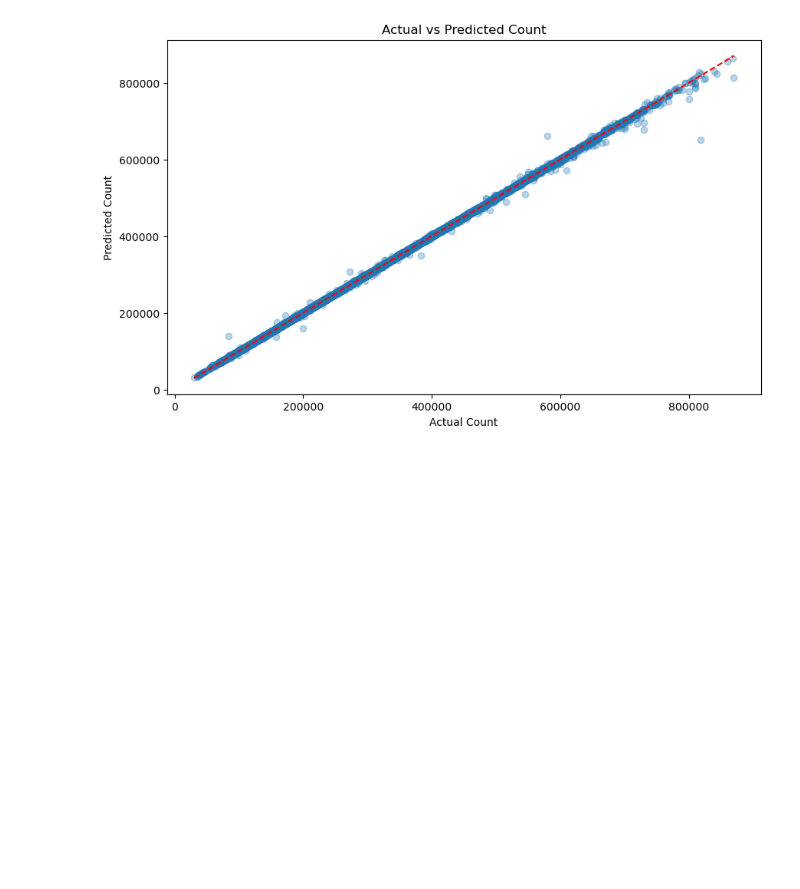
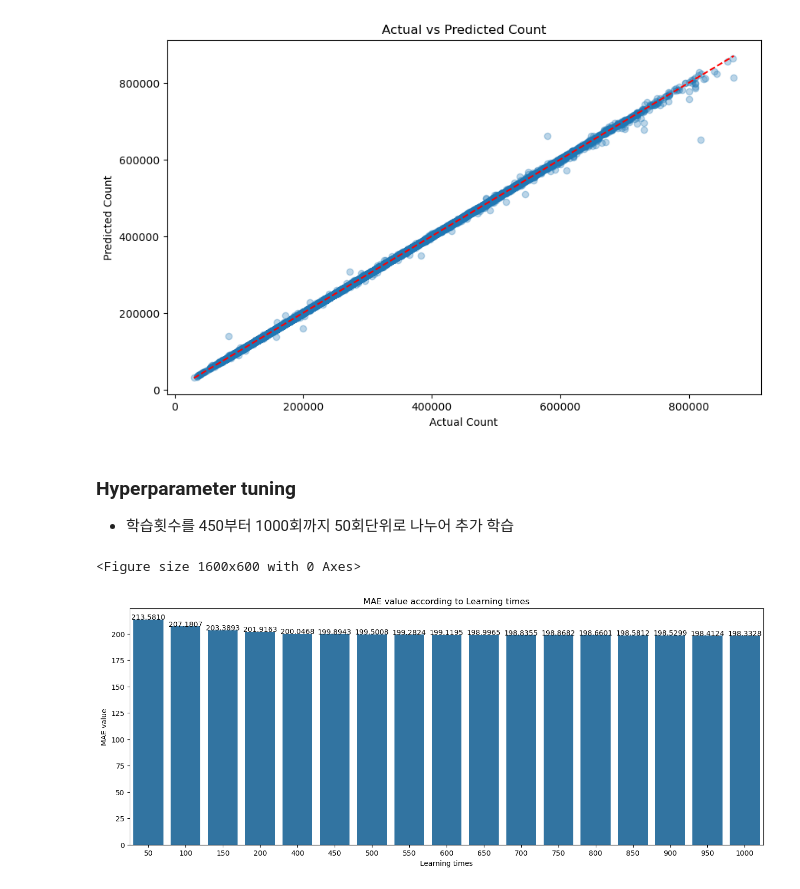
Before and after one commit to MLTeam-17/ml_project, a Jupyter notebook: app2_hyperparameter.ipynb, the cells around one changed output. Cells and saved outputs as stored; diff of their text form; code cells hidden in the pictures; blank space fills up the shorter version.

Commit message:
Feat : Hyperparameter tuning
Hyperparameter tuning and predict real data

```diff
--- a/app2_hyperparameter.ipynb
+++ b/app2_hyperparameter.ipynb
@@ -414,3 +459,7 @@ for y_pred_test in y_pred_test_list:
 [figure]
 [figure]
 [figure]
+# %% [markdown]
+### Hyperparameter tuning
+
+- 학습횟수를 450부터 1000회까지 50회단위로 나누어 추가 학습
@@ -416,0 +494,21 @@ for y_pred_test in y_pred_test_list:
+# %%
+# 각 학습 횟수에 따른 MAE 시각화
+
+plt.figure(figsize=(16, 6))
+fig, ax = plt.subplots( figsize=(16,6) )
+
+sns.barplot(x = learning_times, y = test_mae_list)
+
+for p in ax.patches:
+    ax.text(p.get_x() + (p.get_width()/2) ,   # 가로 위치
+            p.get_y() + p.get_height(),   # 세로 위치
+            f"{p.get_height():.4f}",     # 값 + 표시방법 소수 넷째자리까지
+            ha = 'center' )   # 좌우정렬 중간으로
+
+plt.xlabel('Learning times')
+plt.ylabel('MAE value')
+plt.title('MAE value according to Learning times')
+plt.show()
+# %% [output]
+<Figure size 1600x600 with 0 Axes>
+[figure, added]
```
Also changed, not shown: parts of 38 cells of this notebook.
